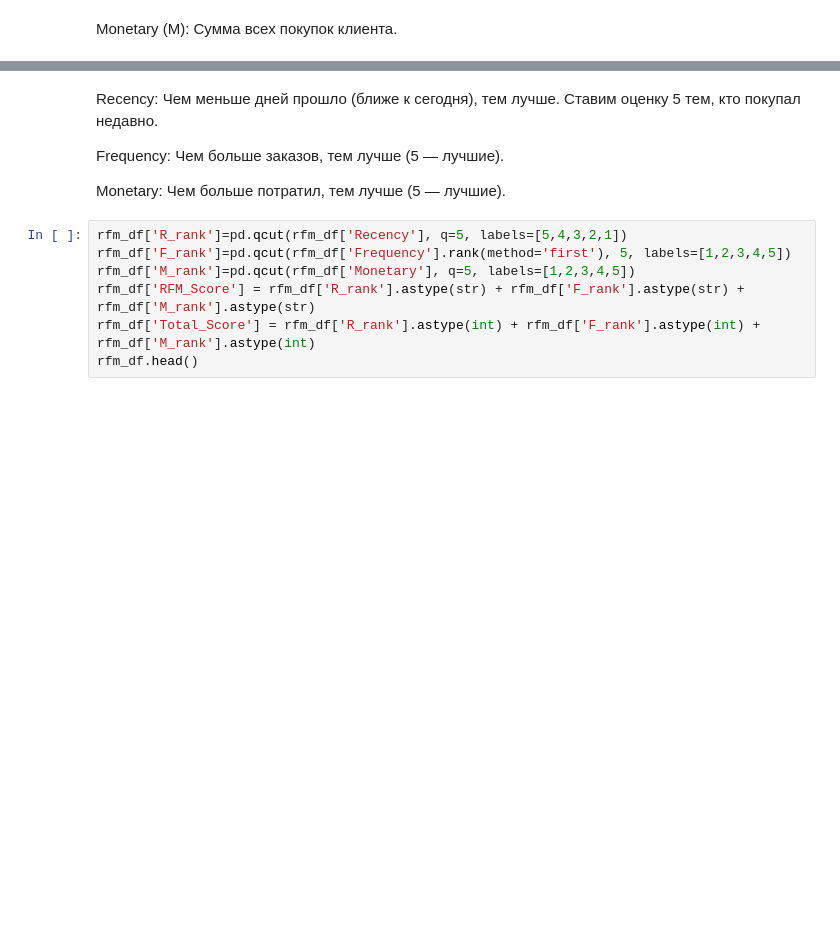
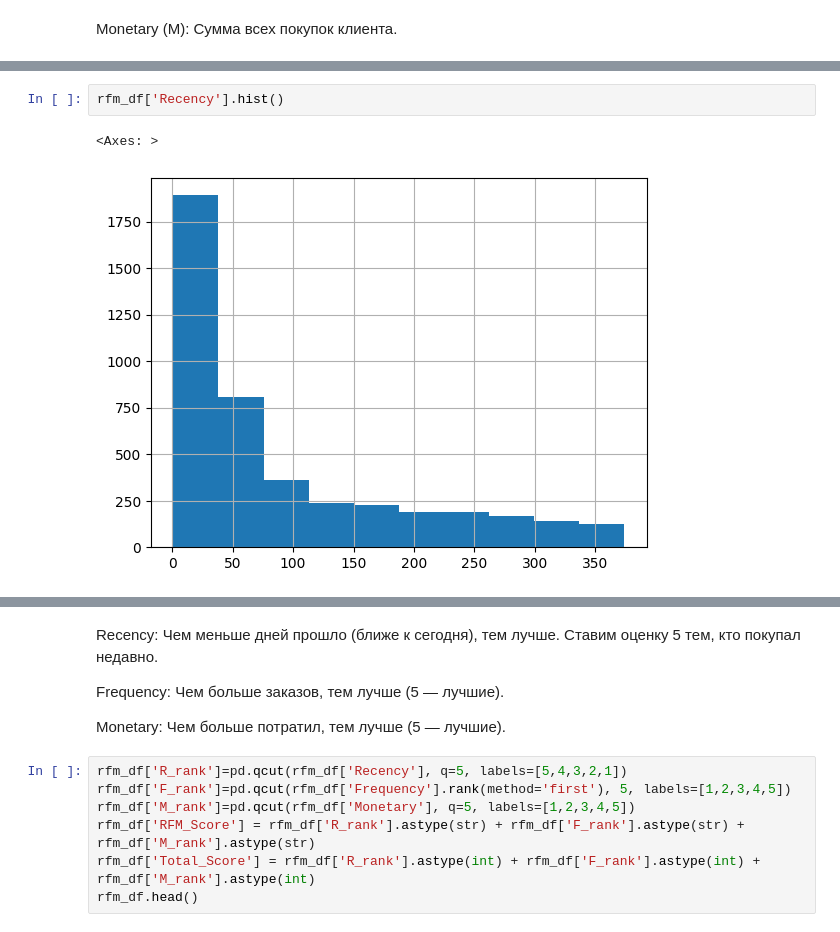
Before and after one commit to viktory-41/rosnich_kompany_velikobrit, a Jupyter notebook: onl_rozn_velicobr.ipynb, the cells around one changed output, grey strips where cells are left out. Drawn from its saved outputs; the diff is of its cells as text; blank space fills up the shorter version.

```diff
--- a/onl_rozn_velicobr.ipynb
+++ b/onl_rozn_velicobr.ipynb
@@ -186,0 +253,5 @@ rfm_df.head()
+# %%
+rfm_df['Recency'].hist()
+# %% [output]
+<Axes: >
+[figure, added]
```
Also changed, not shown: parts of 37 cells of this notebook.
